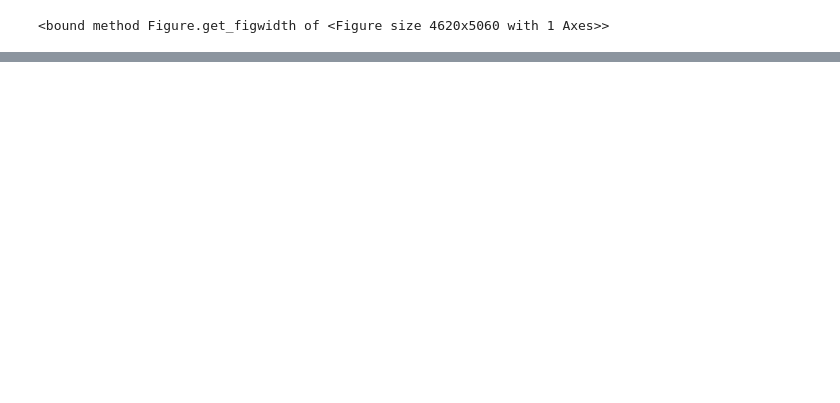
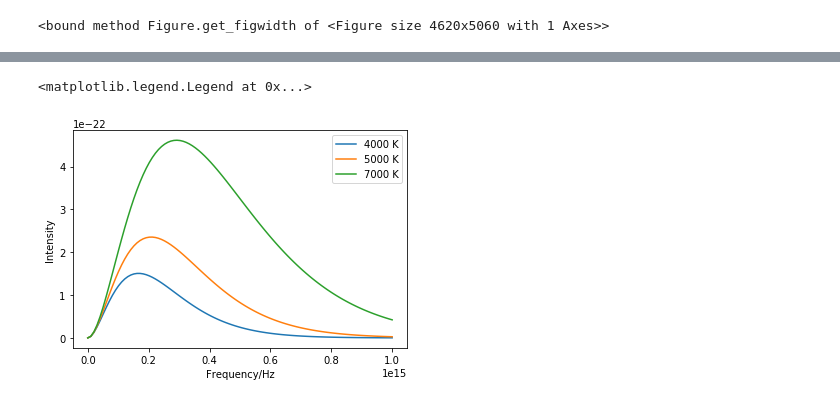
Before and after one commit to DillmannFrench/Physics, a Jupyter notebook: colors-python.ipynb, the cells around one changed output, grey strips where cells are left out. Saved outputs shown, nothing was run; the diff lists cells and outputs as text; code cells hidden in the pictures; blank space fills up the shorter version.

```diff
--- a/colors-python.ipynb
+++ b/colors-python.ipynb
@@ -67,0 +272,26 @@ planck
+# %%
+from scipy.constants import Planck, speed_of_light, Boltzmann
+h =  Planck  #Js
+c = speed_of_light   #m.s
+kb = Boltzmann    # J/molec K
+
+def rhonu(nu, T):
+    """
+    Return emission intensity as function of frequency and temperature.
+
+    Arguments::
+    nu =  frequency Hz
+    T =  temperature K
+    """
+
+    return 2*h*nu**2/c**2 * 1/(np.exp(h*nu/(kb*T)-1))
+# %%
+nus = np.linspace(1e10, 1e15, 100)
+for T in [4000, 5000, 7000]:
+    plt.plot(nus,rhonu(nus, T), label='%s K'%T)
+plt.xlabel('Frequency/Hz')
+plt.ylabel('Intensity')
+plt.legend()
+# %% [output]
+<matplotlib.legend.Legend at 0x...>
+[figure, added]
```
Also changed, not shown: parts of 41 cells of this notebook.
